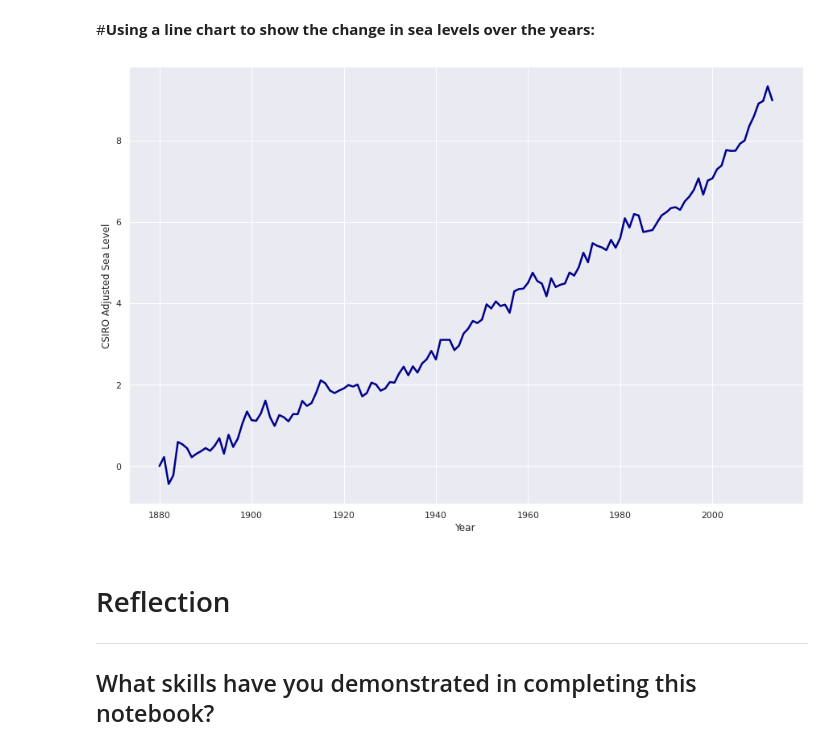
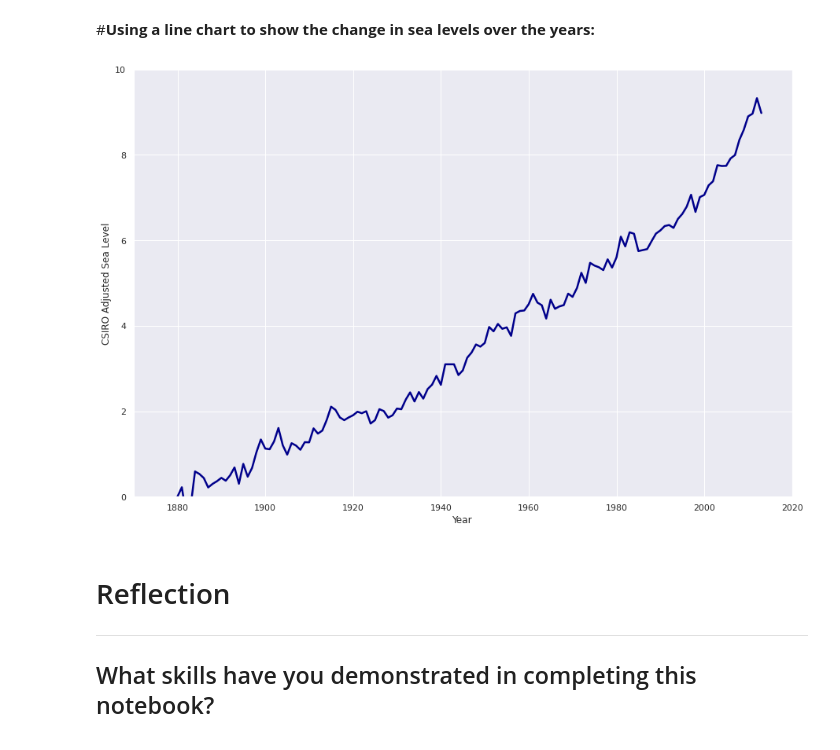
Before and after one commit to CharlieWavra/Python-Fundamentals, a Jupyter notebook: Projects/Sea_Level_Project.ipynb, the cells around one changed output. Drawn from its saved outputs; the diff is of its cells as text; code cells hidden in the pictures.

```diff
--- a/Projects/Sea_Level_Project.ipynb
+++ b/Projects/Sea_Level_Project.ipynb
@@ -108,15 +108,20 @@ Mean 3.650340811880598 Std 2.476399631426498 Total 489.1456687920001 Highest sea
 #**Using a line chart to show the change in sea levels over the years:**
 # %%
 import seaborn as sns
+import matplotlib.pyplot as plt
+
 
 def line_chart():
 
   sns.set(rc = {'figure.figsize':(15,10)})
   sns.lineplot(data=sea_levels,x="Year",y="CSIRO Adjusted Sea Level",linewidth=2.5,color="darkblue")
 
+  plt.ylim(0,10)
+  plt.xlim(1870,2020)
+
 line_chart()
 # %% [output]
-[figure, old version]
+[figure, new version]
 # %% [markdown]
 # Reflection
 ----
```
